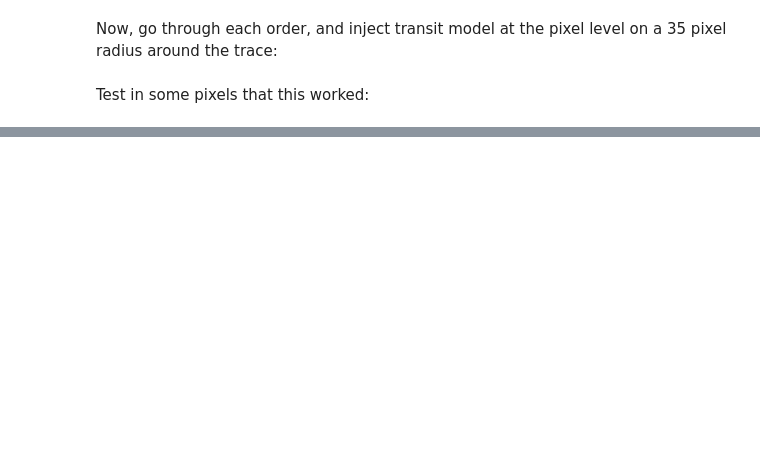
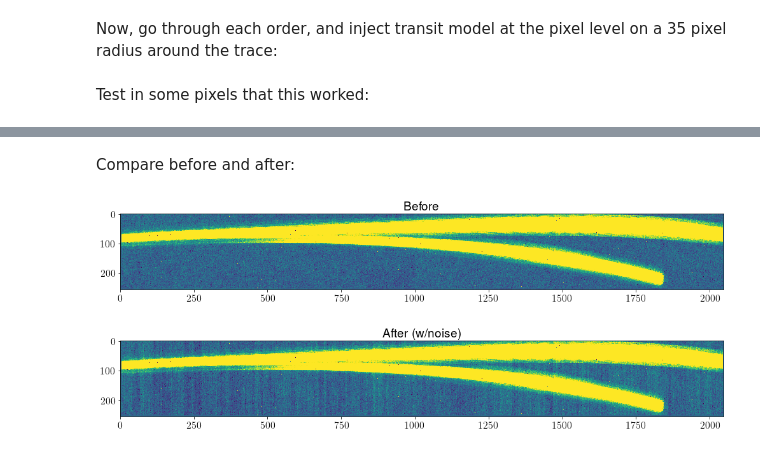
Before and after one commit to nespinoza/dat_pyinthesky, a Jupyter notebook: jdat_notebooks/soss-transit-spectroscopy/HAT-P-1b-PART2-calibration.ipynb, the cells around one changed output, grey strips where cells are left out. Saved outputs shown, nothing was run; the diff lists cells and outputs as text; code cells hidden in the pictures; blank space fills up the shorter version.

```diff
--- a/jdat_notebooks/soss-transit-spectroscopy/HAT-P-1b-PART2-calibration.ipynb
+++ b/jdat_notebooks/soss-transit-spectroscopy/HAT-P-1b-PART2-calibration.ipynb
@@ -564,0 +606,20 @@ plt.plot(blue_region/np.median(blue_region),color='blue')
+# %%
+test_img_w_1f = np.ones(test_img.shape)
+
+for i in range(corrected_data.shape[0]):
+    for j in range(corrected_data.shape[2]):
+        test_img_w_1f[i,:,j] = test_img[i,:,j] + one_over_f_component[i,j]
+# %% [markdown]
+Compare before and after:
+# %%
+plt.figure(figsize=(17,12))
+plt.title('Before')
+im = plt.imshow(test_img[0,:,:])
+im.set_clim(-5,10)
+plt.figure(figsize=(17,12))
+plt.title('After (w/noise)')
+im = plt.imshow(test_img_w_1f[0,:,:])
+im.set_clim(-5,10)
+# %% [output]
+[figure, added]
+[figure, added]
```
Also changed, not shown: parts of 12 cells of this notebook.
